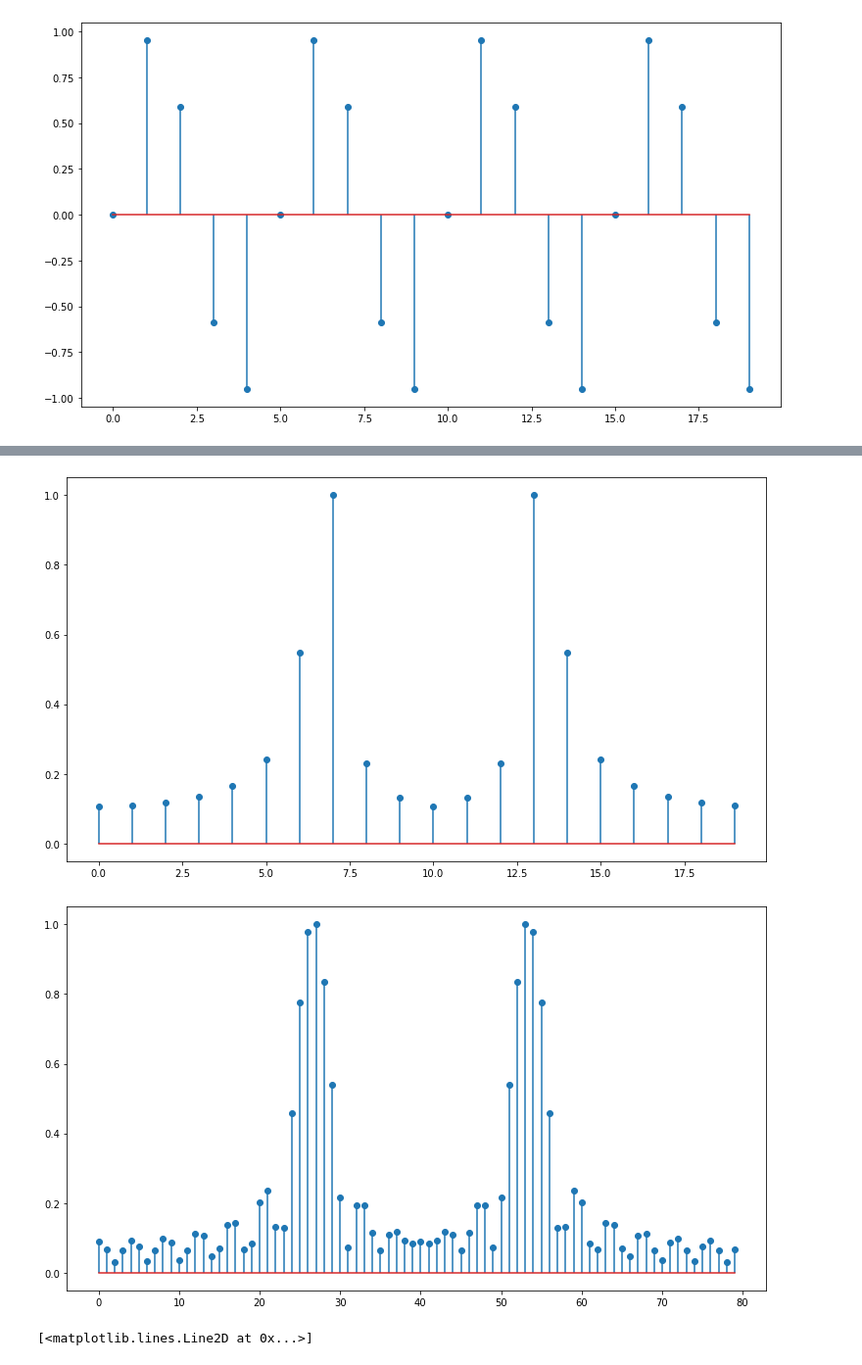
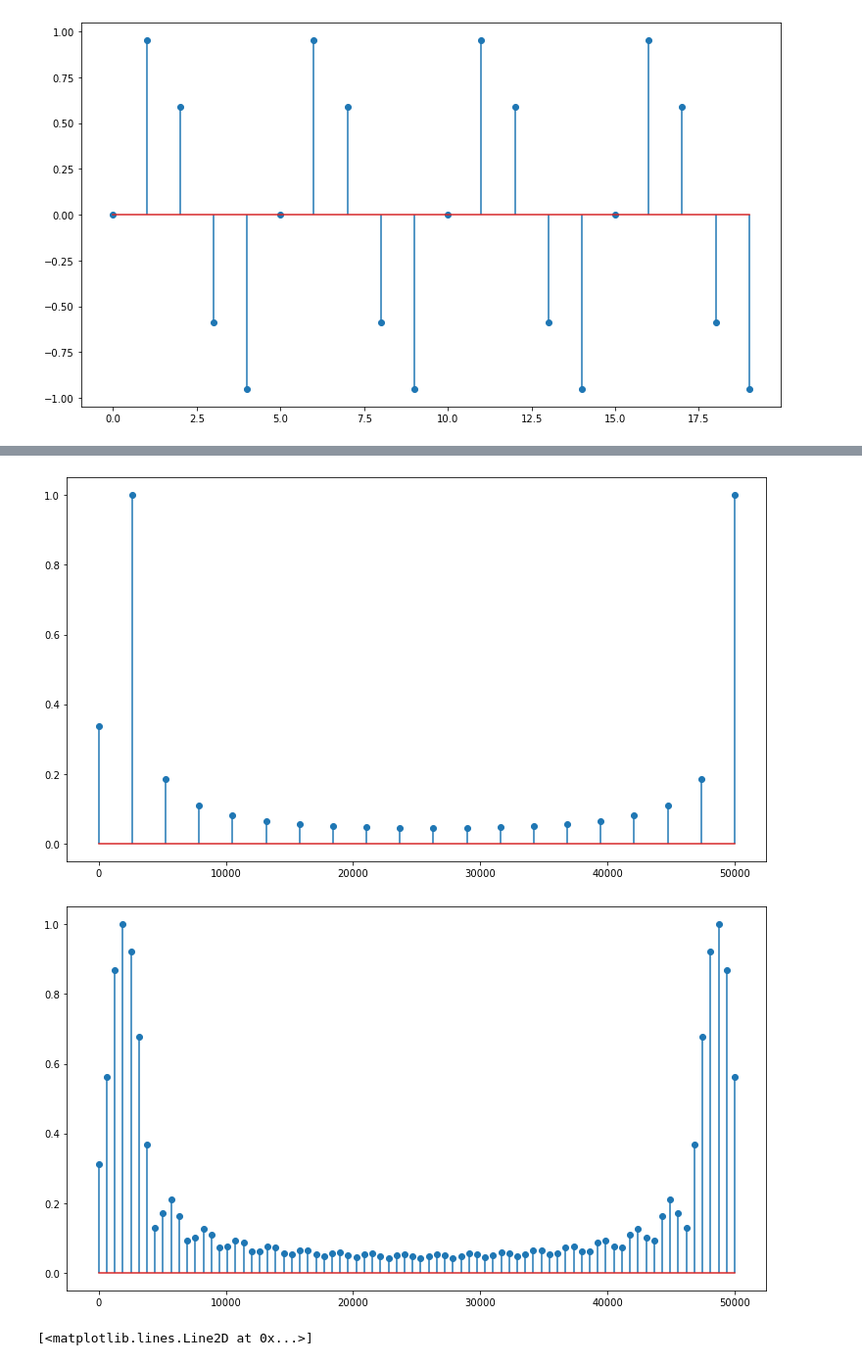
Before and after one commit to muzw/DSP_Lab, a Jupyter notebook: 平时作业/homework.ipynb, the cells around one changed output, grey strips where cells are left out. Shown at 98% size. Saved outputs shown, nothing was run; the diff lists cells and outputs as text; code cells hidden in the pictures.

```diff
--- a/平时作业/homework.ipynb
+++ b/平时作业/homework.ipynb
@@ -22,7 +22,11 @@ def draw_dtft(Xw,fs):
     xf_scale = np.linspace(0,fs,10000)
     plt.plot(xf_scale,np.abs(Xw(x_scale)))
 
-
+def draw_dft_abs(Xk,fs):
+    Xk_abs = np.abs(Xk)
+    N = len(Xk)
+    xf_scale = np.linspace(0,fs,N)
+    plt.stem(xf_scale,Xk_abs/np.max(Xk_abs))
 
 def dtft_analysis(xn,fs):
     Xw = dtft(xn)
@@ -49,10 +53,6 @@ def dft(x):
         w = np.exp(-2j * np.pi * n * k /N)
         Xk[k] = np.dot(x,w)
     return Xk
-# %%
-def draw_dft_abs(Xk):
-    Xk_abs = np.abs(Xk)
-    plt.stem(Xk_abs/np.max(Xk_abs))
 # %%
 # x1原始序列dft频谱
 X1k = dft(x1)
@@ -73,6 +73,6 @@ draw_dft_abs(X10k)
 # %%
 f0 = 2_000
-fs = 6_000
+fs = 500000
 
 seq = np.arange(20)
 x2 = np.sin(2*np.pi*f0*seq*(1/fs))
@@ -83,16 +87,16 @@ plt.stem(x1)
 # %%
 # x2原始序列dft频谱
 X2k = dft(x2)
-draw_dft_abs(X2k)
+draw_dft_abs(X2k,fs)
 # %% [output]
-[figure, old version]
+[figure, new version]
 # %%
 # x2扩展序列x20频谱
 x20 = np.concatenate((x2,np.zeros(60,dtype='complex')))
 X20k = dft(x20)
-draw_dft_abs(X20k)
+draw_dft_abs(X20k,fs)
 # %% [output]
-[figure, old version]
+[figure, new version]
 # %%
 X1w = dtft(x1)
 x_scale = np.linspace(0,4*np.pi,10000)
```
Also changed, not shown: parts of 6 cells of this notebook, 5 other files.
